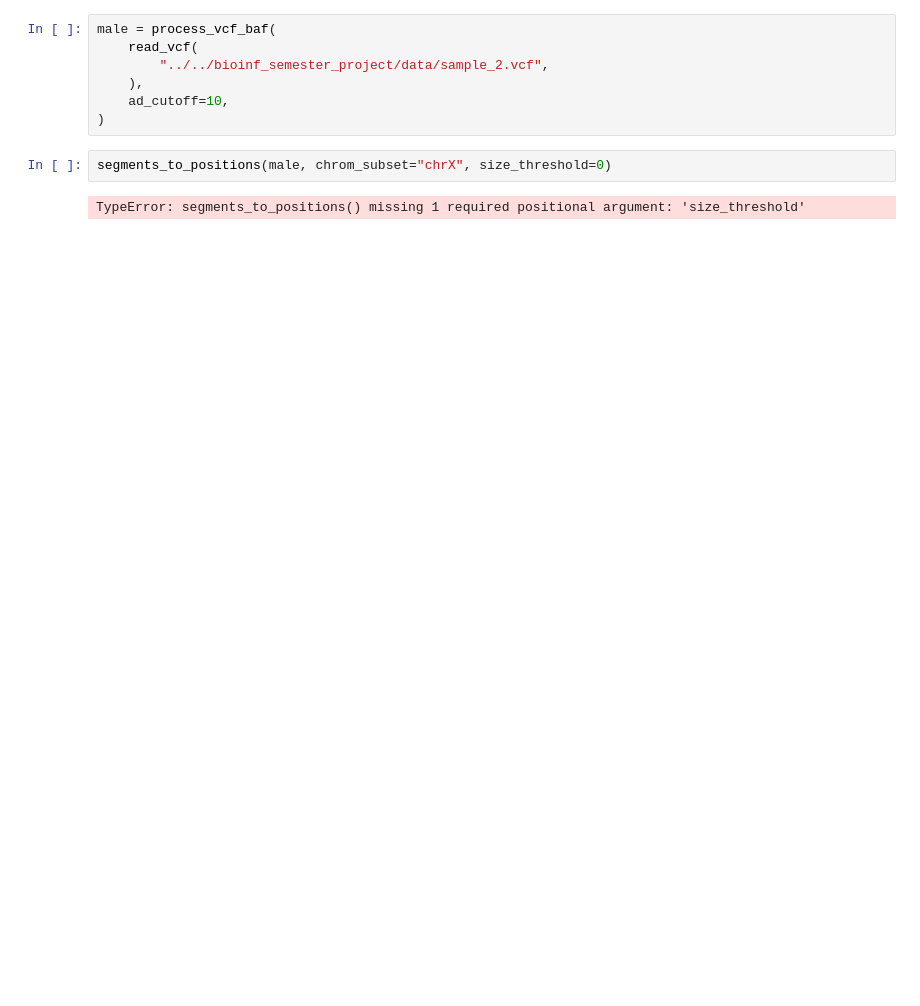
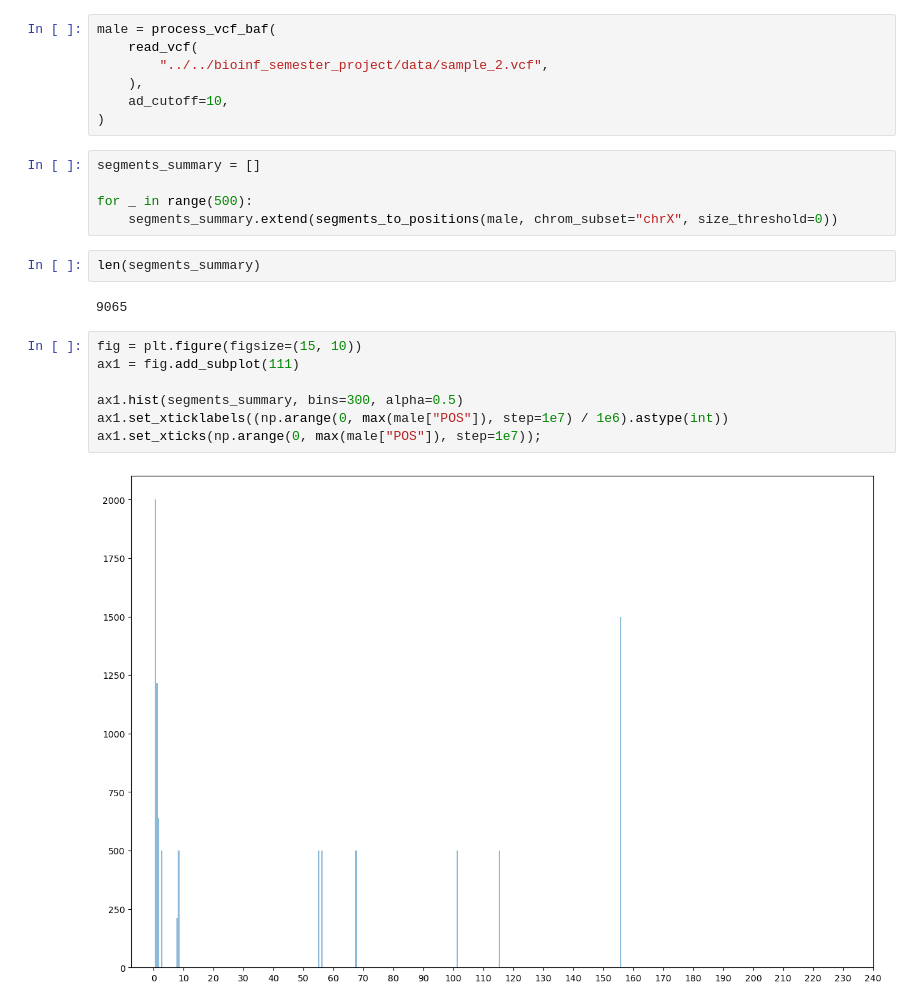
Before and after one commit to wwoskie/HaploGone, a Jupyter notebook: code/examples.ipynb, the cells around one changed output. Drawn from its saved outputs; the diff is of its cells as text; blank space fills up the shorter version.

```diff
--- a/code/examples.ipynb
+++ b/code/examples.ipynb
@@ -58,6 +58,20 @@ male = process_vcf_baf(
     ad_cutoff=10,
 )
 # %%
-segments_to_positions(male, chrom_subset="chrX", size_threshold=0)
+segments_summary = []
+
+for _ in range(500):
+    segments_summary.extend(segments_to_positions(male, chrom_subset="chrX", size_threshold=0))
-# %% [output]
-TypeError: segments_to_positions() missing 1 required positional argument: 'size_threshold'
+# %%
+len(segments_summary)
+# %% [output]
+9065
+# %%
+fig = plt.figure(figsize=(15, 10))
+ax1 = fig.add_subplot(111)
+
+ax1.hist(segments_summary, bins=300, alpha=0.5)
+ax1.set_xticklabels((np.arange(0, max(male["POS"]), step=1e7) / 1e6).astype(int))
+ax1.set_xticks(np.arange(0, max(male["POS"]), step=1e7));
+# %% [output]
+[figure, added]
```
Also changed, not shown: parts of 1 cell of this notebook.
